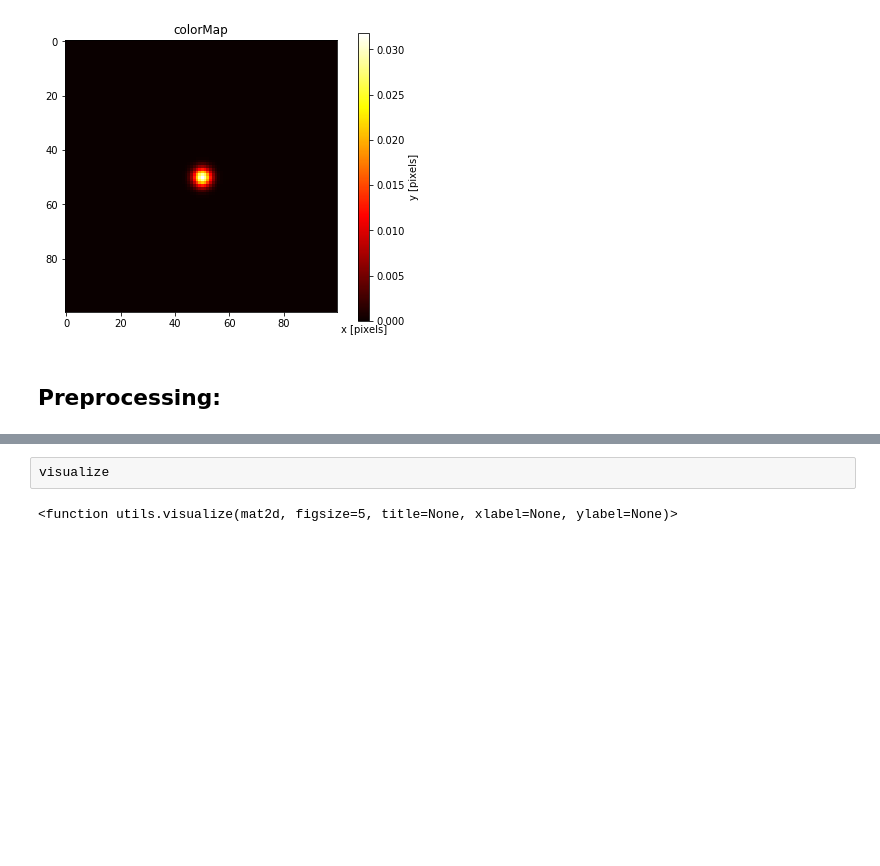
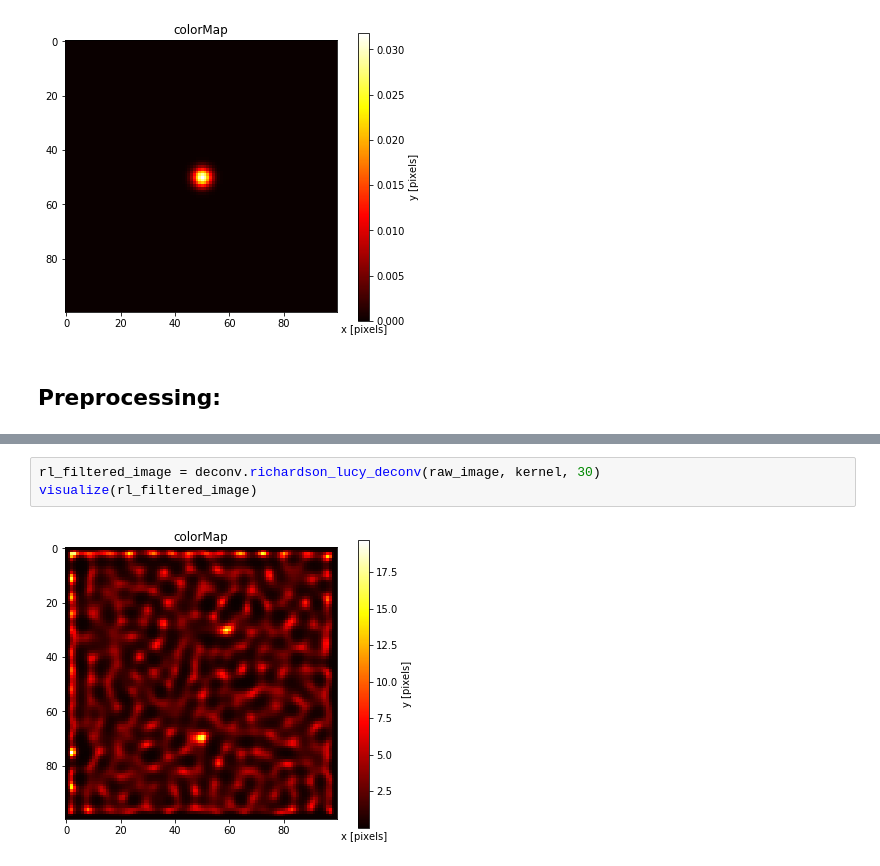
Before and after one commit to cliulinnaeus/AtomDetection, a Jupyter notebook: preprocessing/test.ipynb, the cells around one changed output, grey strips where cells are left out. Saved outputs shown, nothing was run; the diff lists cells and outputs as text; blank space fills up the shorter version.

Commit message:
tidied up some functions

```diff
--- a/preprocessing/test.ipynb
+++ b/preprocessing/test.ipynb
@@ -55,4 +52,5 @@ visualize(regularized_filtered_image)
-# %%
-visualize
-# %% [output]
-<function utils.visualize(mat2d, figsize=5, title=None, xlabel=None, ylabel=None)>
+# %%
+rl_filtered_image = deconv.richardson_lucy_deconv(raw_image, kernel, 30)
+visualize(rl_filtered_image)
+# %% [output]
+[figure, added]
```
Also changed, not shown: parts of 6 cells of this notebook, 3 other files.
